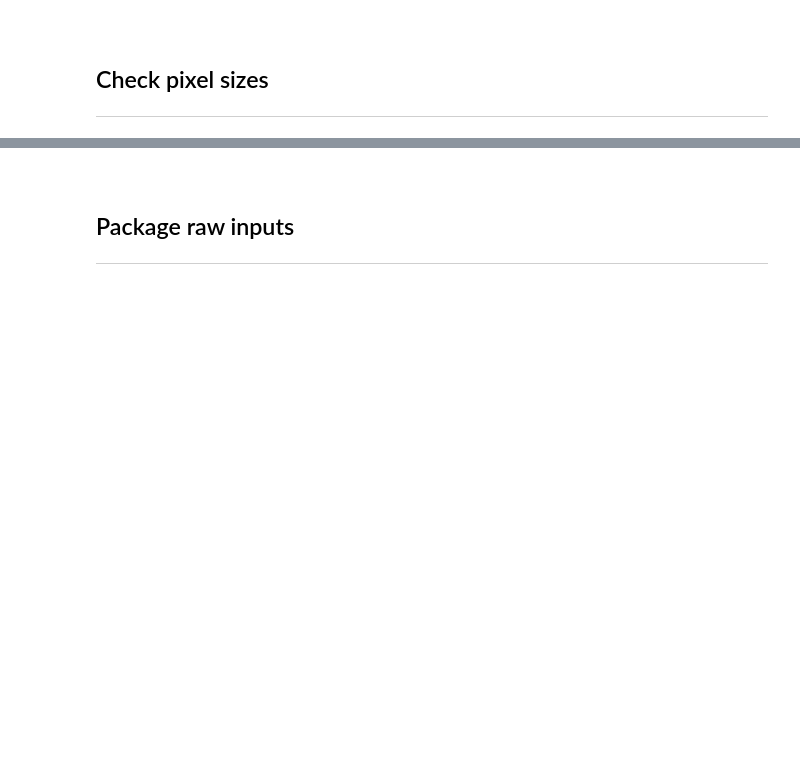
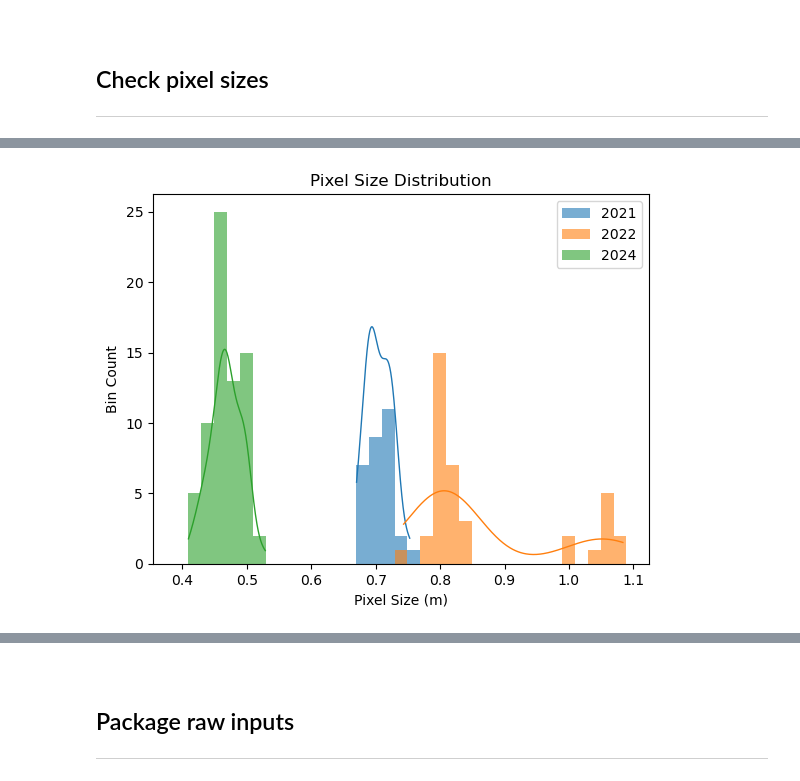
Before and after one commit to bheberlein/chtc-files, a Jupyter notebook: files/jupyter/CHTC Preprocessing.ipynb, the cells around one changed output, grey strips where cells are left out. Cells and saved outputs as stored; diff of their text form; code cells hidden in the pictures; blank space fills up the shorter version.

```diff
--- a/files/jupyter/CHTC Preprocessing.ipynb
+++ b/files/jupyter/CHTC Preprocessing.ipynb
@@ -45,0 +53,12 @@ logger.addHandler(handler)
+# %%
+# Username
+USER = 'bheberlein'
+
+# Farnsworth drive mount point
+ENSPEC = Path('/Volumes/Enspec/')
+# ENSPEC = Path('Z:/')
+
+# UWSPEX raw data directory
+RAWDATA = ENSPEC/'data/collection/airborne/raw'
+# CHTC group Staging space
+STAGING = Path('/staging/groups/townsend_airborne')
@@ -243,0 +178,10 @@ STAGING.mkdir(exist_ok=True, parents=True)
+# %%
+# Estimate image pixel sizes from sensor height above DEM
+swir_images = estimate_pixel_sizes(images, local_prefix=ENSPEC.as_posix())
+# Update dataframe with metadata (year, isodate, short_filepath)
+update_metadata(swir_images, sessions, local_prefix=ENSPEC.as_posix())
+
+# Plot a histogram of pixel sizes with kernel density
+pixel_size_histogram(swir_images, by_year=True)
+# %% [output]
+[figure, added]
```
Also changed, not shown: parts of 43 cells of this notebook.
